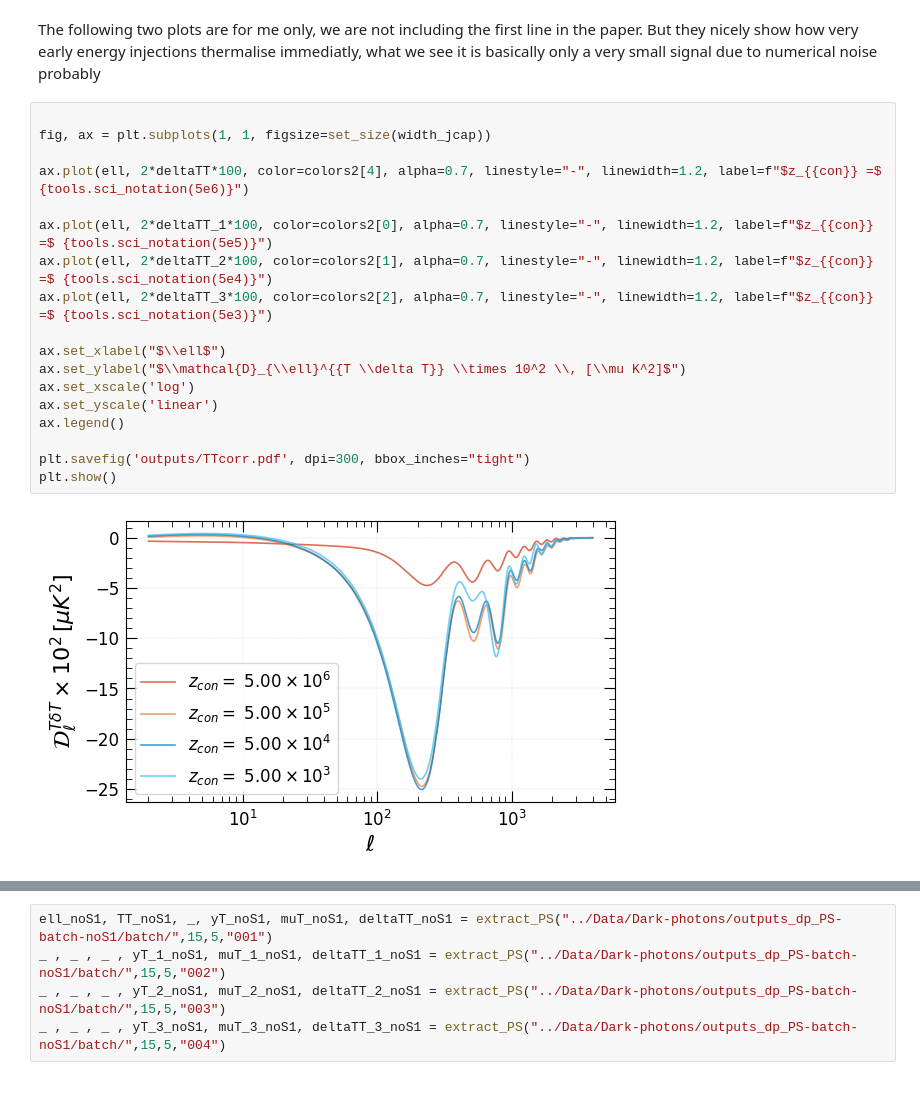
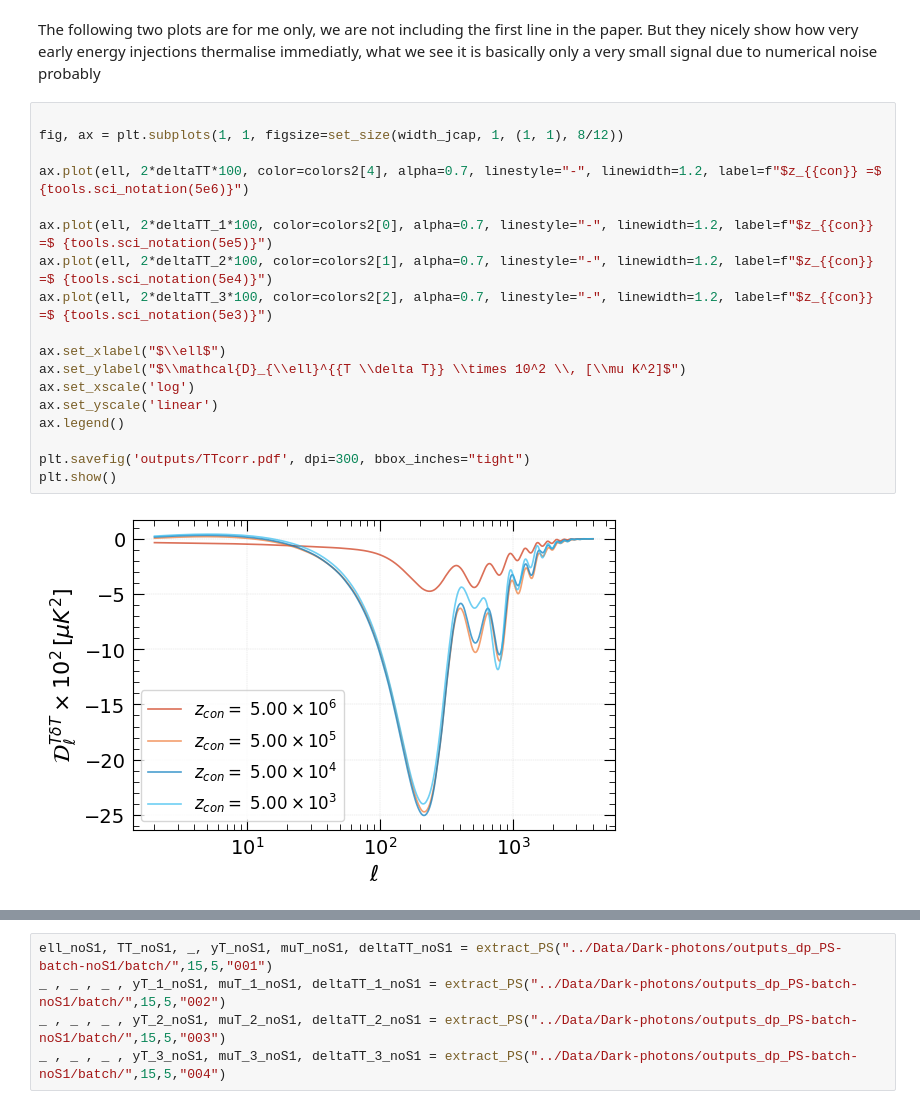
Before and after one commit to Sareva00/Photon_conversion, a Jupyter notebook: power_spectra.ipynb, the cells around one changed output, grey strips where cells are left out. Drawn from its saved outputs; the diff is of its cells as text.

Commit message:
update plotting routines

```diff
--- a/power_spectra.ipynb
+++ b/power_spectra.ipynb
@@ -99,22 +99,22 @@ plt.show()
 The following two plots are for me only, we are not including the first line in the paper. But they nicely show how very early energy injections thermalise immediatly, what we see it is basically only a very small signal due to numerical noise probably
 # %%
 
-fig, ax = plt.subplots(1, 1, figsize=set_size(width_jcap))
+fig, ax = plt.subplots(1, 1, figsize=set_size(width_jcap, 1, (1, 1), 8/12))
 
 ax.plot(ell, 2*deltaTT*100, color=colors2[4], alpha=0.7, linestyle="-", linewidth=1.2, label=f"$z_{{con}} =$ {tools.sci_notation(5e6)}")
 
 ax.plot(ell, 2*deltaTT_1*100, color=colors2[0], alpha=0.7, linestyle="-", linewidth=1.2, label=f"$z_{{con}} =$ {tools.sci_notation(5e5)}")
 ax.plot(ell, 2*deltaTT_2*100, color=colors2[1], alpha=0.7, linestyle="-", linewidth=1.2, label=f"$z_{{con}} =$ {tools.sci_notation(5e4)}")
 ax.plot(ell, 2*deltaTT_3*100, color=colors2[2], alpha=0.7, linestyle="-", linewidth=1.2, label=f"$z_{{con}} =$ {tools.sci_notation(5e3)}")
 
 ax.set_xlabel("$\\ell$")
 ax.set_ylabel("$\\mathcal{D}_{\\ell}^{{T \\delta T}} \\times 10^2 \\, [\\mu K^2]$")
 ax.set_xscale('log')
 ax.set_yscale('linear')
 ax.legend()
 
 plt.savefig('outputs/TTcorr.pdf', dpi=300, bbox_inches="tight")
 plt.show()
 # %% [output]
-[figure, old version]
+[figure, new version]
 # %%
```
Also changed, not shown: parts of 10 cells of this notebook, 3 other files.
